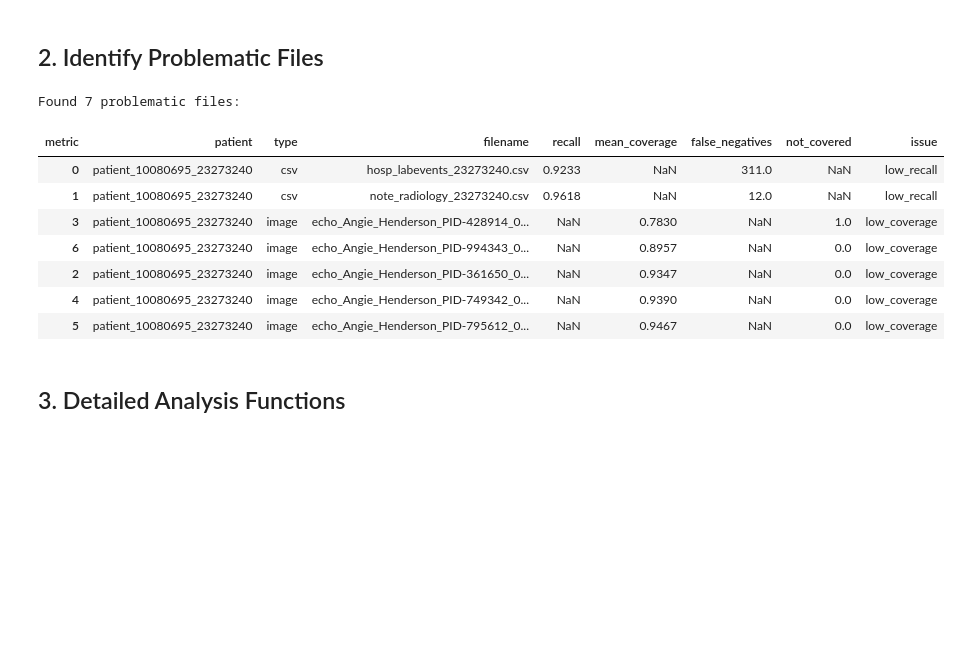
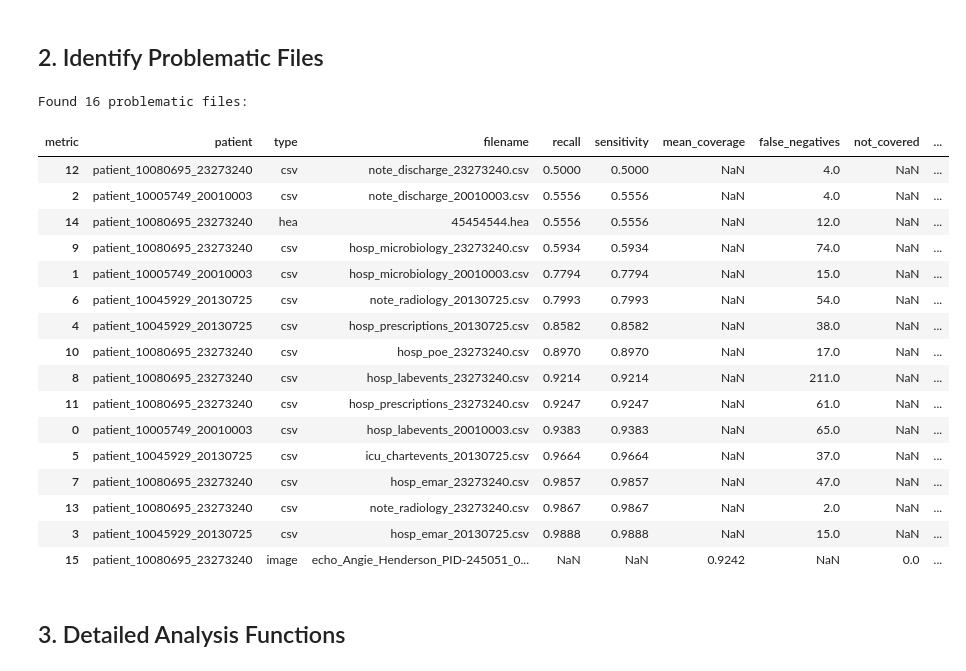
Before and after one commit to charite-iaim/multimodal-anonymizer, a Jupyter notebook: investigate_anonymization_issues.ipynb, the cells around one changed output. Saved outputs shown, nothing was run; the diff lists cells and outputs as text; code cells hidden in the pictures; blank space fills up the shorter version.

```diff
--- a/investigate_anonymization_issues.ipynb
+++ b/investigate_anonymization_issues.ipynb
@@ -11,14 +11,14 @@ This notebook helps investigate files that were not properly anonymized.
 # Configuration - ADJUST THESE PATHS FOR YOUR RUN
 
 # Path to evaluation results (either summary JSON or details CSV)
-EVAL_SUMMARY_JSON = "data/results_eval/evaluation_summary_20260113_103129.json"
-EVAL_DETAILS_CSV = "data/results_eval/evaluation_details_20260113_103129.csv"
+EVAL_SUMMARY_JSON = "/Users/julian_anja/Documents/coding/mimiciv-anonymization-pipeline/data/evaluation_results_glm46v-4/evaluation_summary_20260119_172502.json"
+EVAL_DETAILS_CSV = "/Users/julian_anja/Documents/coding/mimiciv-anonymization-pipeline/data/evaluation_results_glm46v-4/evaluation_details_20260119_172502.csv"
 
 # Path to the labels directory (with annotated PHI)
-LABELS_DIR = "data/primary/patient-data-annotated"
+LABELS_DIR = "data/primary/test-patients-labels"
 
 # Path to the results directory (anonymized output)
-RESULTS_DIR = "data/results"
+RESULTS_DIR = "data/results/test-patients-glm46v-4"
 
 # Threshold for recall/coverage to consider as "problematic"
 RECALL_THRESHOLD = 0.99  # Files with recall < this are flagged
@@ -102,59 +113,90 @@ def get_problematic_files(df, recall_threshold=RECALL_THRESHOLD, coverage_thresh
         aggfunc='first'
     ).reset_index()
 
-    # Convert numeric columns
-    for col in ['recall', 'mean_coverage', 'false_negatives', 'not_covered']:
+    # Handle both old format (recall) and new format (sensitivity)
+    # Create a unified 'recall' column if sensitivity exists but recall doesn't
+    if 'sensitivity' in pivot_df.columns and 'recall' not in pivot_df.columns:
+        pivot_df['recall'] = pivot_df['sensitivity']
+
+    # Convert numeric columns (check if they exist first)
+    for col in ['recall', 'sensitivity', 'mean_coverage', 'false_negatives', 'not_covered']:
         if col in pivot_df.columns:
             pivot_df[col] = pd.to_numeric(pivot_df[col], errors='coerce')
 
     # Filter problematic files
     problems = []
 
-    # CSV and HEA files with low recall
-    if 'recall' in pivot_df.columns:
+    # CSV and HEA files with low recall/sensitivity
+    recall_col = 'recall' if 'recall' in pivot_df.columns else ('sensitivity' if 'sensitivity' in pivot_df.columns else None)
+    if recall_col:
         low_recall = pivot_df[
             (pivot_df['type'].isin(['csv', 'hea'])) &
-            (pivot_df['recall'] < recall_threshold)
+            (pivot_df[recall_col] < recall_threshold)
         ].copy()
         if not low_recall.empty:
             low_recall['issue'] = 'low_recall'
             problems.append(low_recall)
 
     # Image and PDF files with low coverage
     if 'mean_coverage' in pivot_df.columns:
         low_coverage = pivot_df[
             (pivot_df['type'].isin(['image', 'pdf'])) &
             (pivot_df['mean_coverage'] < coverage_threshold)
         ].copy()
         if not low_coverage.empty:
             low_coverage['issue'] = 'low_coverage'
             problems.append(low_coverage)
 
     if problems:
         return pd.concat(problems, ignore_index=True)
     else:
         return pd.DataFrame()
 
 # Get problematic files
 problematic = get_problematic_files(details_df)
 
 if problematic.empty:
     print("No problematic files found with the current thresholds.")
 else:
     print(f"Found {len(problematic)} problematic files:")
-    display(problematic[['patient', 'type', 'filename', 'recall', 'mean_coverage', 'false_negatives', 'not_covered', 'issue']].sort_values(
-        by=['recall', 'mean_coverage'], ascending=True
-    ))
+    # Dynamically select columns that exist
+    display_cols = ['patient', 'type', 'filename']
+    for col in ['recall', 'sensitivity', 'mean_coverage', 'false_negatives', 'not_covered', 'issue']:
+        if col in problematic.columns:
+            display_cols.append(col)
+
+    # Sort by available columns
+    sort_cols = []
+    if 'recall' in problematic.columns:
+        sort_cols.append('recall')
+    elif 'sensitivity' in problematic.columns:
+        sort_cols.append('sensitivity')
+    if 'mean_coverage' in problematic.columns:
+        sort_cols.append('mean_coverage')
+
+    if sort_cols:
+        display(problematic[display_cols].sort_values(by=sort_cols, ascending=True))
+    else:
+        display(problematic[display_cols])
 # %% [output]
-Found 7 problematic files:
+Found 16 problematic files:
-| metric | patient | type | filename | recall | mean_coverage | false_negatives | not_covered | issue |
-| 0 | patient_10080695_23273240 | csv | hosp_labevents_23273240.csv | 0.9233 | NaN | 311.0 | NaN | low_recall |
-| 1 | patient_10080695_23273240 | csv | note_radiology_23273240.csv | 0.9618 | NaN | 12.0 | NaN | low_recall |
-| 3 | patient_10080695_23273240 | image | echo_Angie_Henderson_PID-428914_0... | NaN | 0.7830 | NaN | 1.0 | low_coverage |
-| 6 | patient_10080695_23273240 | image | echo_Angie_Henderson_PID-994343_0... | NaN | 0.8957 | NaN | 0.0 | low_coverage |
-| 2 | patient_10080695_23273240 | image | echo_Angie_Henderson_PID-361650_0... | NaN | 0.9347 | NaN | 0.0 | low_coverage |
-| 4 | patient_10080695_23273240 | image | echo_Angie_Henderson_PID-749342_0... | NaN | 0.9390 | NaN | 0.0 | low_coverage |
-| 5 | patient_10080695_23273240 | image | echo_Angie_Henderson_PID-795612_0... | NaN | 0.9467 | NaN | 0.0 | low_coverage |
+| metric | patient | type | filename | recall | sensitivity | mean_coverage | false_negatives | not_covered | ... |
+| 12 | patient_10080695_23273240 | csv | note_discharge_23273240.csv | 0.5000 | 0.5000 | NaN | 4.0 | NaN | ... |
+| 2 | patient_10005749_20010003 | csv | note_discharge_20010003.csv | 0.5556 | 0.5556 | NaN | 4.0 | NaN | ... |
+| 14 | patient_10080695_23273240 | hea | 45454544.hea | 0.5556 | 0.5556 | NaN | 12.0 | NaN | ... |
+| 9 | patient_10080695_23273240 | csv | hosp_microbiology_23273240.csv | 0.5934 | 0.5934 | NaN | 74.0 | NaN | ... |
+| 1 | patient_10005749_20010003 | csv | hosp_microbiology_20010003.csv | 0.7794 | 0.7794 | NaN | 15.0 | NaN | ... |
+| 6 | patient_10045929_20130725 | csv | note_radiology_20130725.csv | 0.7993 | 0.7993 | NaN | 54.0 | NaN | ... |
+| 4 | patient_10045929_20130725 | csv | hosp_prescriptions_20130725.csv | 0.8582 | 0.8582 | NaN | 38.0 | NaN | ... |
+| 10 | patient_10080695_23273240 | csv | hosp_poe_23273240.csv | 0.8970 | 0.8970 | NaN | 17.0 | NaN | ... |
+| 8 | patient_10080695_23273240 | csv | hosp_labevents_23273240.csv | 0.9214 | 0.9214 | NaN | 211.0 | NaN | ... |
+| 11 | patient_10080695_23273240 | csv | hosp_prescriptions_23273240.csv | 0.9247 | 0.9247 | NaN | 61.0 | NaN | ... |
+| 0 | patient_10005749_20010003 | csv | hosp_labevents_20010003.csv | 0.9383 | 0.9383 | NaN | 65.0 | NaN | ... |
+| 5 | patient_10045929_20130725 | csv | icu_chartevents_20130725.csv | 0.9664 | 0.9664 | NaN | 37.0 | NaN | ... |
+| 7 | patient_10080695_23273240 | csv | hosp_emar_23273240.csv | 0.9857 | 0.9857 | NaN | 47.0 | NaN | ... |
+| 13 | patient_10080695_23273240 | csv | note_radiology_23273240.csv | 0.9867 | 0.9867 | NaN | 2.0 | NaN | ... |
+| 3 | patient_10045929_20130725 | csv | hosp_emar_20130725.csv | 0.9888 | 0.9888 | NaN | 15.0 | NaN | ... |
+| 15 | patient_10080695_23273240 | image | echo_Angie_Henderson_PID-245051_0... | NaN | NaN | 0.9242 | NaN | 0.0 | ... |
 # %% [markdown]
 ## 3. Detailed Analysis Functions
 # %%
```
Also changed, not shown: parts of 2 cells of this notebook, 6 other files.
